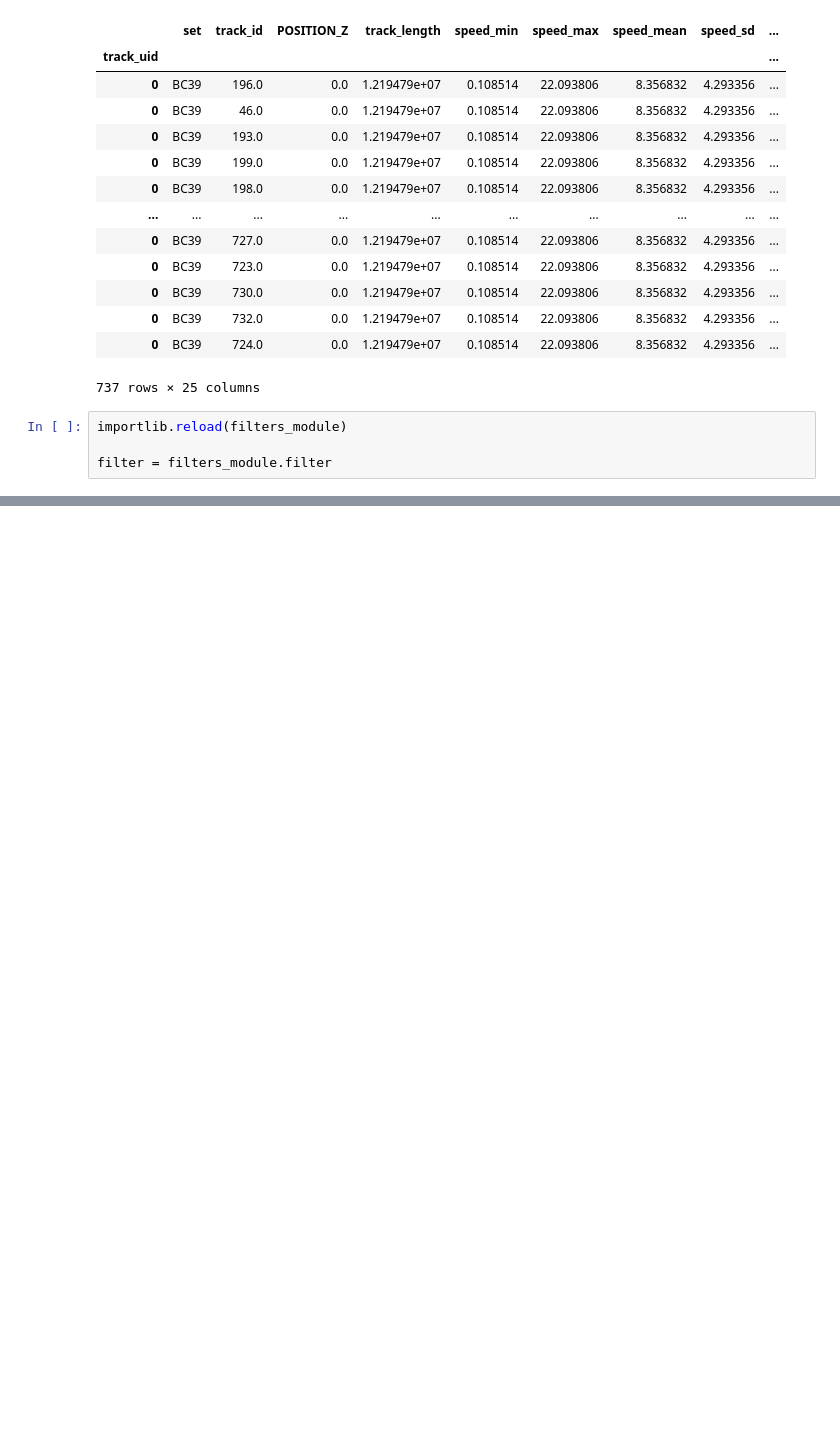
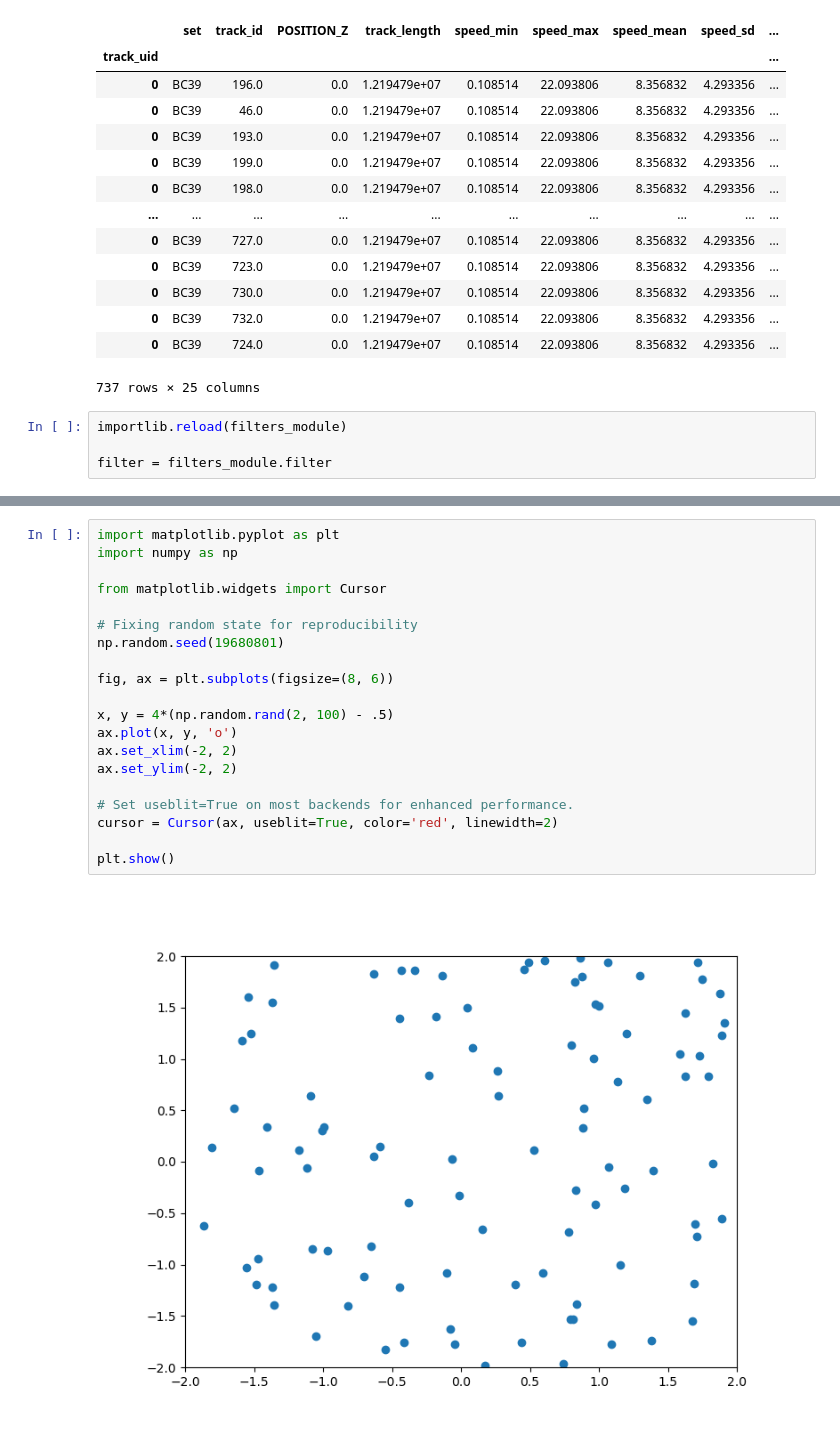
Before and after one commit to BranislavModriansky/Peregrin, a Jupyter notebook: lib/peregrin/Z_sketches/filter_computations.ipynb, the cells around one changed output, grey strips where cells are left out. Cells and saved outputs as stored; diff of their text form; blank space fills up the shorter version.

```diff
--- a/lib/peregrin/Z_sketches/filter_computations.ipynb
+++ b/lib/peregrin/Z_sketches/filter_computations.ipynb
@@ -132,0 +570,22 @@ IndexError: pop from empty list
+# %%
+import matplotlib.pyplot as plt
+import numpy as np
+
+from matplotlib.widgets import Cursor
+
+# Fixing random state for reproducibility
+np.random.seed(19680801)
+
+fig, ax = plt.subplots(figsize=(8, 6))
+
+x, y = 4*(np.random.rand(2, 100) - .5)
+ax.plot(x, y, 'o')
+ax.set_xlim(-2, 2)
+ax.set_ylim(-2, 2)
+
+# Set useblit=True on most backends for enhanced performance.
+cursor = Cursor(ax, useblit=True, color='red', linewidth=2)
+
+plt.show()
+# %% [output]
+[figure, added]
```
Also changed, not shown: parts of 7 cells of this notebook, 2 other files.
